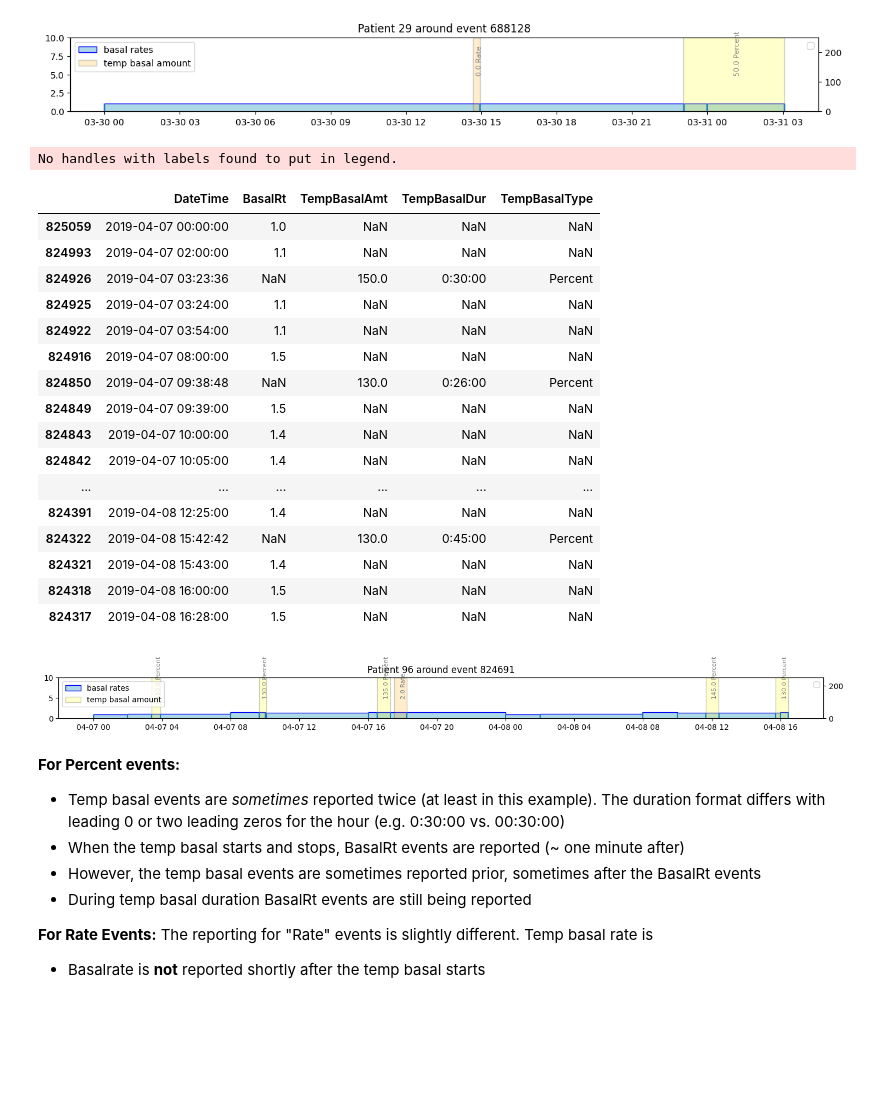
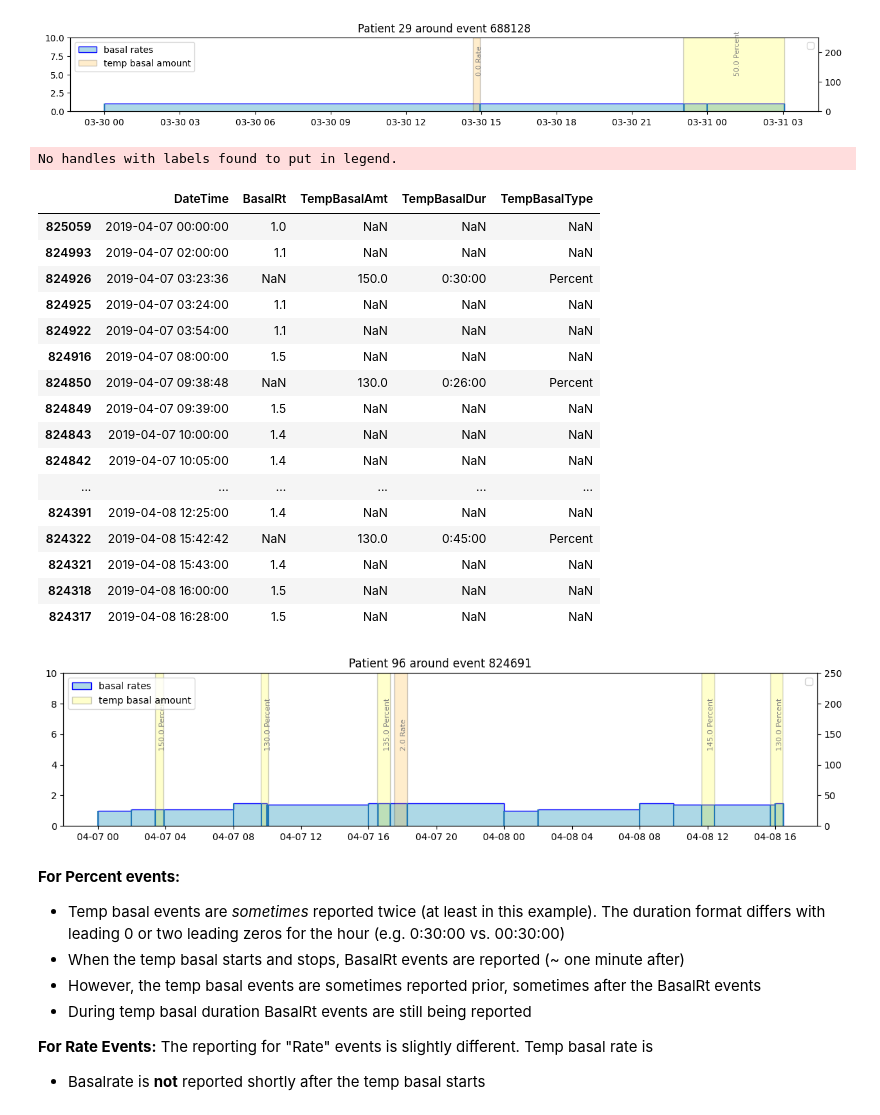
Before and after one commit to nudgebg/egvinsulin, a Jupyter notebook: notebooks/understand-flair-dataset/understand-flair-dataset.ipynb, the cells around one changed output. Drawn from its saved outputs; the diff is of its cells as text; code cells hidden in the pictures; blank space fills up the shorter version.

Commit message:
[20-understand-datasets] Finish Flair documentation.

```diff
--- a/notebooks/understand-flair-dataset/understand-flair-dataset.ipynb
+++ b/notebooks/understand-flair-dataset/understand-flair-dataset.ipynb
@@ -94,7 +94,7 @@ def load_data(file_name, columns):
     return df
 
 df_cgm = load_data('FLAIRDeviceCGM.txt', columns=['PtID', 'DataDtTm', 'DataDtTm_adjusted', 'CGM'])
-df_insulin = load_data('FLAIRDevicePump.txt', columns=['PtID', 'DataDtTm', 'DataDtTm_adjusted', 'BasalRt',
+df_insulin = load_data('FLAIRDevicePump.txt', columns=['PtID', 'DataDtTm', 'NewDeviceDtTm', 'DataDtTm_adjusted', 'BasalRt',
                                                        'TempBasalAmt','TempBasalType', 'TempBasalDur','BolusType',
                                                        'BolusSource', 'BolusDeliv', 'BolusSelected', 'ExtendBolusDuration', 'BasalRtUnKnown',
                                                        'Suspend','PrimeVolumeDeliv','Rewind'])
@@ -381,36 +402,36 @@ No handles with labels found to put in legend.
 #Example with Rate/Percent = >0
 random_index = 824691 #for reproducibility
 subFrame = selectRegionAroundEvent(df_insulin, df_insulin.loc[random_index,'PtID'], df_insulin.loc[random_index,'DateTime'], 24)
-drawInsulinEvents(subFrame, b_draw_boluses=False);
+drawInsulinEvents(subFrame, b_draw_boluses=False, figsize=(12,3))
 plt.title(f"{plt.gca().get_title()} around event {random_index}")
 subFrame = selectRegionAroundEvent(df_insulin, df_insulin.loc[random_index,'PtID'], df_insulin.loc[random_index,'DateTime'], 24)
 subFrame = subFrame.dropna(subset=['TempBasalAmt', 'BasalRt', 'TempBasalAmt', 'TempBasalDur'], how='all')
 display(subFrame.loc[:,['DateTime', 'BasalRt','TempBasalAmt','TempBasalDur','TempBasalType']].sort_values('DateTime',ascending=True))
 del random_index, subFrame
 
 #save the figure as png high res named events around temporary basal rates
 plt.tight_layout()
 plt.savefig(os.path.join(current_dir, 'flair_events_around_temporary_basal_rates.png'), dpi=300)
 # %% [output]
 No handles with labels found to put in legend.
 |  | DateTime | BasalRt | TempBasalAmt | TempBasalDur | TempBasalType |
 | 825059 | 2019-04-07 00:00:00 | 1.0 | NaN | NaN | NaN |
 | 824993 | 2019-04-07 02:00:00 | 1.1 | NaN | NaN | NaN |
 | 824926 | 2019-04-07 03:23:36 | NaN | 150.0 | 0:30:00 | Percent |
 | 824925 | 2019-04-07 03:24:00 | 1.1 | NaN | NaN | NaN |
 | 824922 | 2019-04-07 03:54:00 | 1.1 | NaN | NaN | NaN |
 | 824916 | 2019-04-07 08:00:00 | 1.5 | NaN | NaN | NaN |
 | 824850 | 2019-04-07 09:38:48 | NaN | 130.0 | 0:26:00 | Percent |
 | 824849 | 2019-04-07 09:39:00 | 1.5 | NaN | NaN | NaN |
 | 824843 | 2019-04-07 10:00:00 | 1.4 | NaN | NaN | NaN |
 | 824842 | 2019-04-07 10:05:00 | 1.4 | NaN | NaN | NaN |
 | ... | ... | ... | ... | ... | ... |
 | 824391 | 2019-04-08 12:25:00 | 1.4 | NaN | NaN | NaN |
 | 824322 | 2019-04-08 15:42:42 | NaN | 130.0 | 0:45:00 | Percent |
 | 824321 | 2019-04-08 15:43:00 | 1.4 | NaN | NaN | NaN |
 | 824318 | 2019-04-08 16:00:00 | 1.5 | NaN | NaN | NaN |
 | 824317 | 2019-04-08 16:28:00 | 1.5 | NaN | NaN | NaN |
-[figure, old version]
+[figure, new version]
 # %% [markdown]
 **For Percent events:**
 * Temp basal events are *sometimes* reported twice (at least in this example). The duration format differs with leading 0 or two leading zeros for the hour (e.g. 0:30:00 vs. 00:30:00)
```
Also changed, not shown: parts of 13 cells of this notebook, 2 other files.
